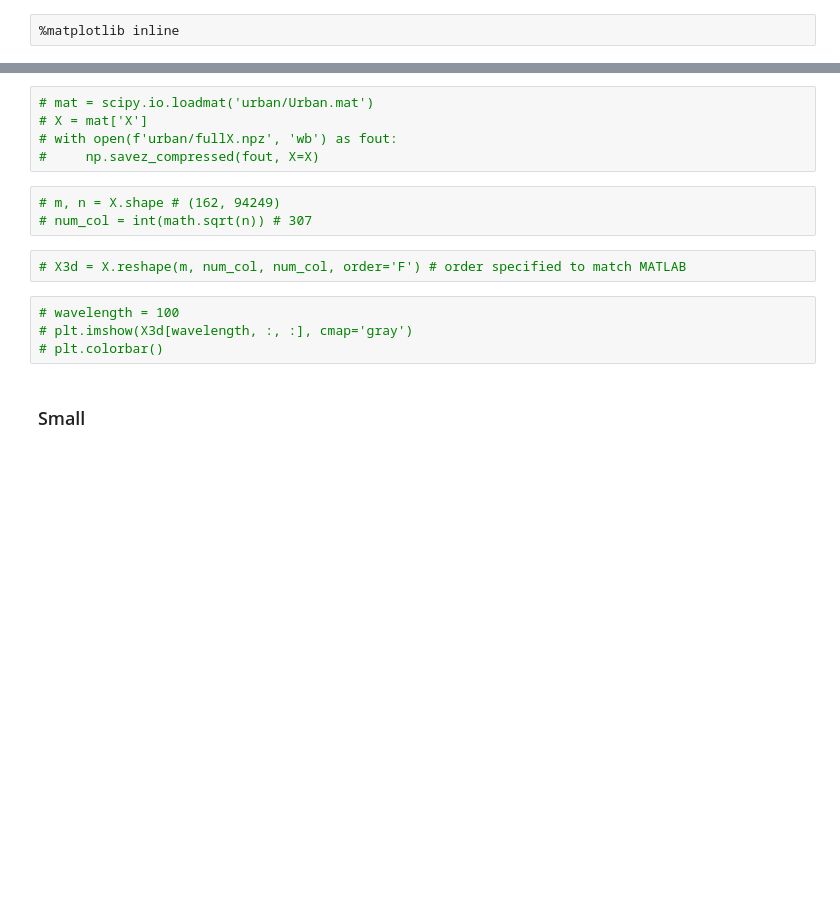
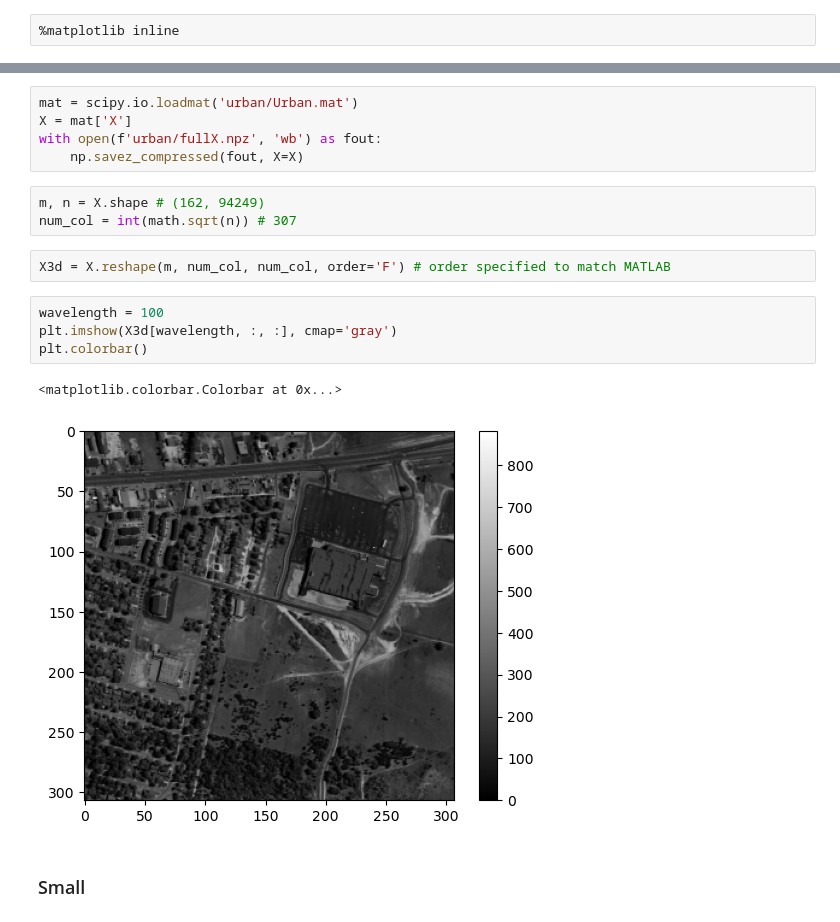
Before and after one commit to waqasbinhamed/seminmf, a Jupyter notebook: real.ipynb, the cells around one changed output, grey strips where cells are left out. Cells and saved outputs as stored; diff of their text form; blank space fills up the shorter version.

```diff
--- a/real.ipynb
+++ b/real.ipynb
@@ -37,19 +39,22 @@ def load_results(filename):
     data = np.load(filename)
     return data['Wb'], data['Hb'], data['Wl'], data['Hl'], data['fscores'], data['gscores'], data['_lambda']
 # %%
-# mat = scipy.io.loadmat('urban/Urban.mat')
-# X = mat['X']
-# with open(f'urban/fullX.npz', 'wb') as fout:
-#     np.savez_compressed(fout, X=X)
+mat = scipy.io.loadmat('urban/Urban.mat')
+X = mat['X']
+with open(f'urban/fullX.npz', 'wb') as fout:
+    np.savez_compressed(fout, X=X)
 # %%
-# m, n = X.shape # (162, 94249)
-# num_col = int(math.sqrt(n)) # 307
+m, n = X.shape # (162, 94249)
+num_col = int(math.sqrt(n)) # 307
 # %%
-# X3d = X.reshape(m, num_col, num_col, order='F') # order specified to match MATLAB
+X3d = X.reshape(m, num_col, num_col, order='F') # order specified to match MATLAB
 # %%
-# wavelength = 100
-# plt.imshow(X3d[wavelength, :, :], cmap='gray')
-# plt.colorbar()
+wavelength = 100
+plt.imshow(X3d[wavelength, :, :], cmap='gray')
+plt.colorbar()
+# %% [output]
+<matplotlib.colorbar.Colorbar at 0x...>
+[figure, added]
 # %% [markdown]
 ### Small
 # %%
```
Also changed, not shown: parts of 23 cells of this notebook, 5 other files.
